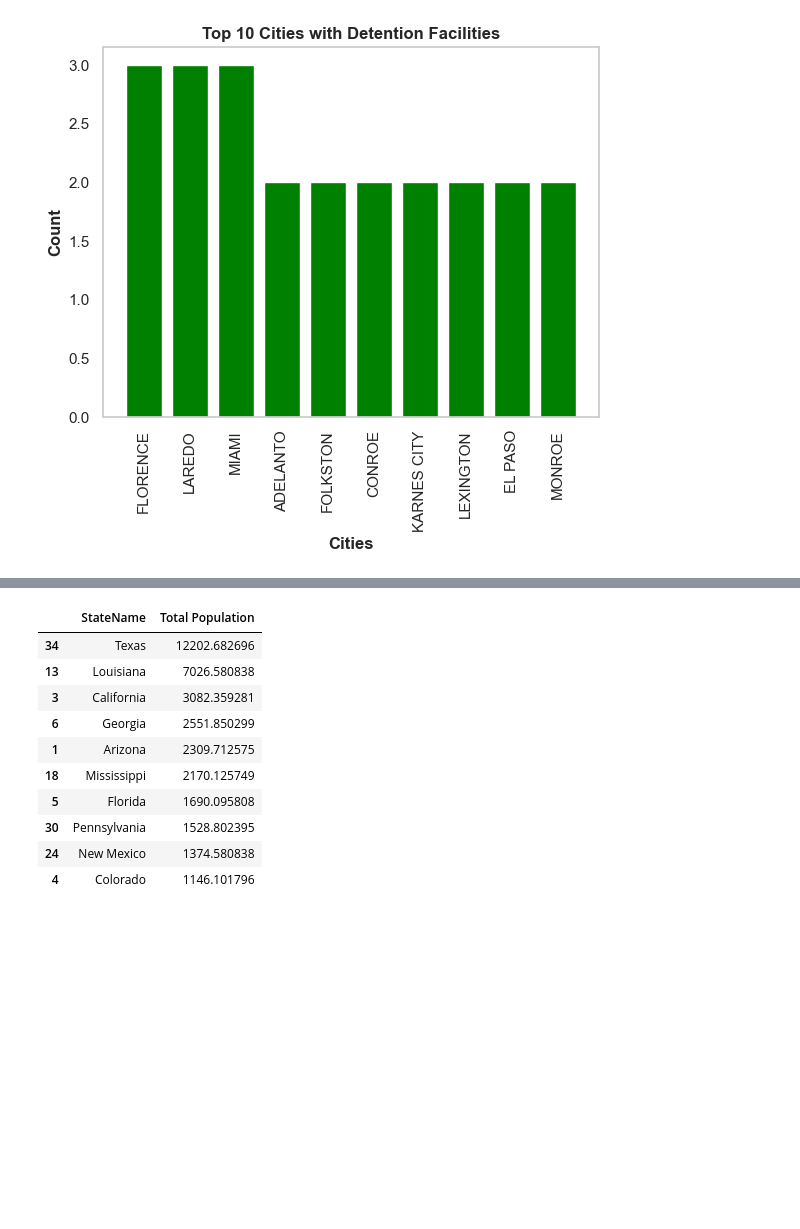
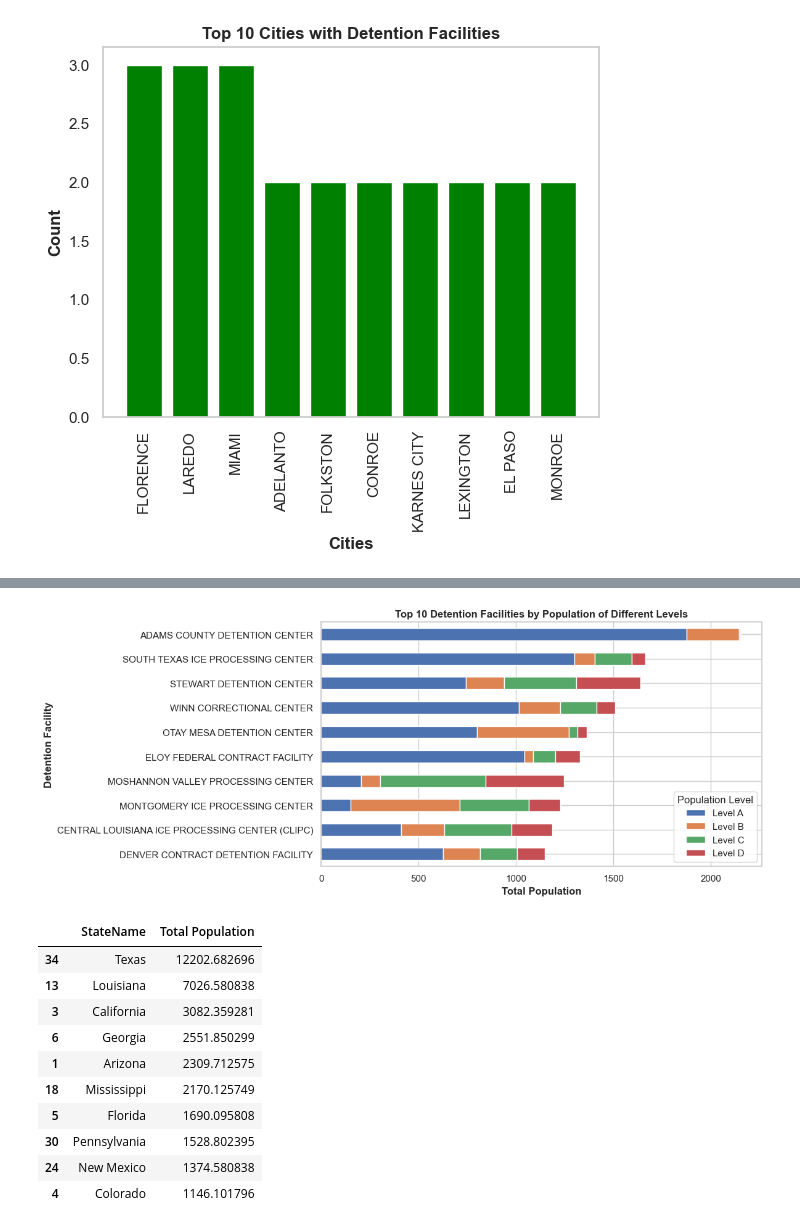
Before and after one commit to Rashmi2733/data-screening-exercise, a Jupyter notebook: exercise-code-notebook.ipynb, the cells around one changed output, grey strips where cells are left out. Cells and saved outputs as stored; diff of their text form; code cells hidden in the pictures; blank space fills up the shorter version.

```diff
--- a/exercise-code-notebook.ipynb
+++ b/exercise-code-notebook.ipynb
@@ -295,3 +299,20 @@ plt.show()
+# %%
+##PLotting the top ten detention centers based on population and also showing the different populations based on the 4 levels
+
+#Setting the index to Name to make it easier to plot
+df_plot = df_10.set_index("Name")
+#Stacking the levels on a bar graph to get the final population
+df_plot[["Level A", "Level B", "Level C", "Level D"]].plot(kind="barh", stacked=True, figsize=(12, 5))
+
+plt.xlabel("Total Population", fontweight="bold")
+plt.ylabel("Detention Facility", fontweight="bold")
+plt.title("Top 10 Detention Facilities by Population of Different Levels", fontweight="bold")
+plt.legend(title="Population Level")
+plt.gca().invert_yaxis()
+plt.tight_layout()
+plt.show()
+# %% [output]
+[figure, added]
 # %%
 #Getting the top states with total population
 top_10_states = df.groupby('StateName')[['Total Population']].sum().reset_index().sort_values(by="Total Population", ascending = False).head(10)
```
Also changed, not shown: parts of 5 cells of this notebook, 3 other files.
